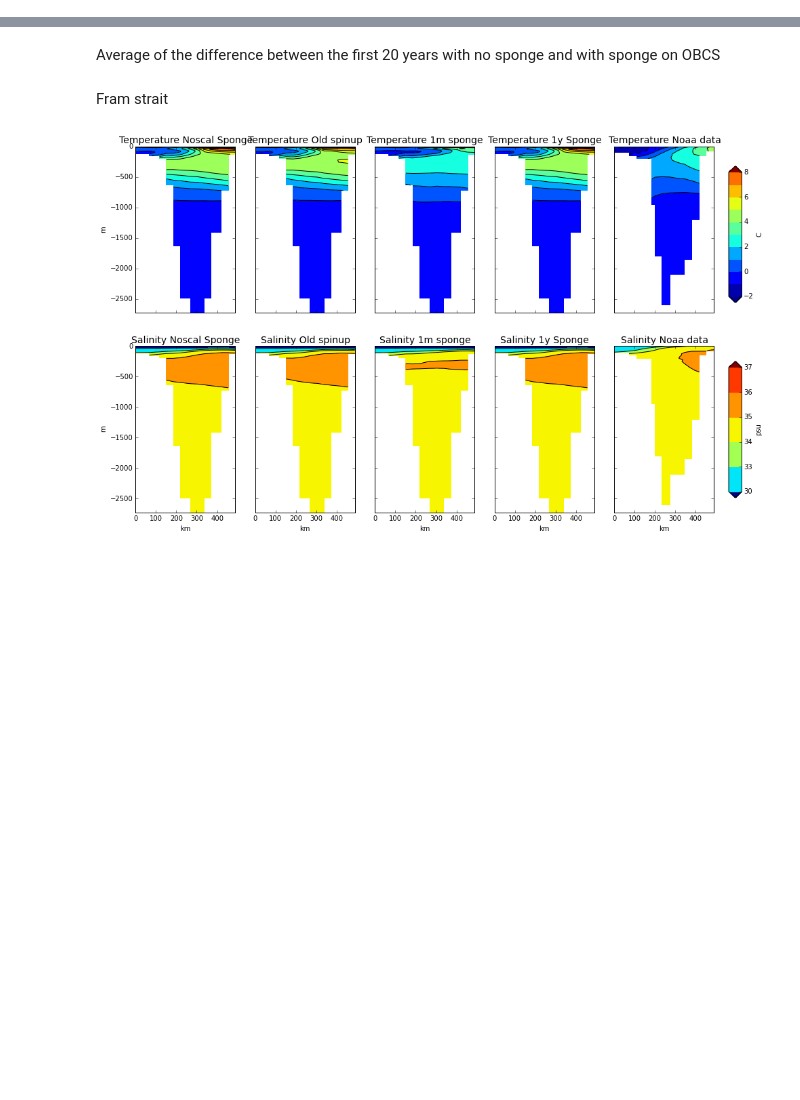
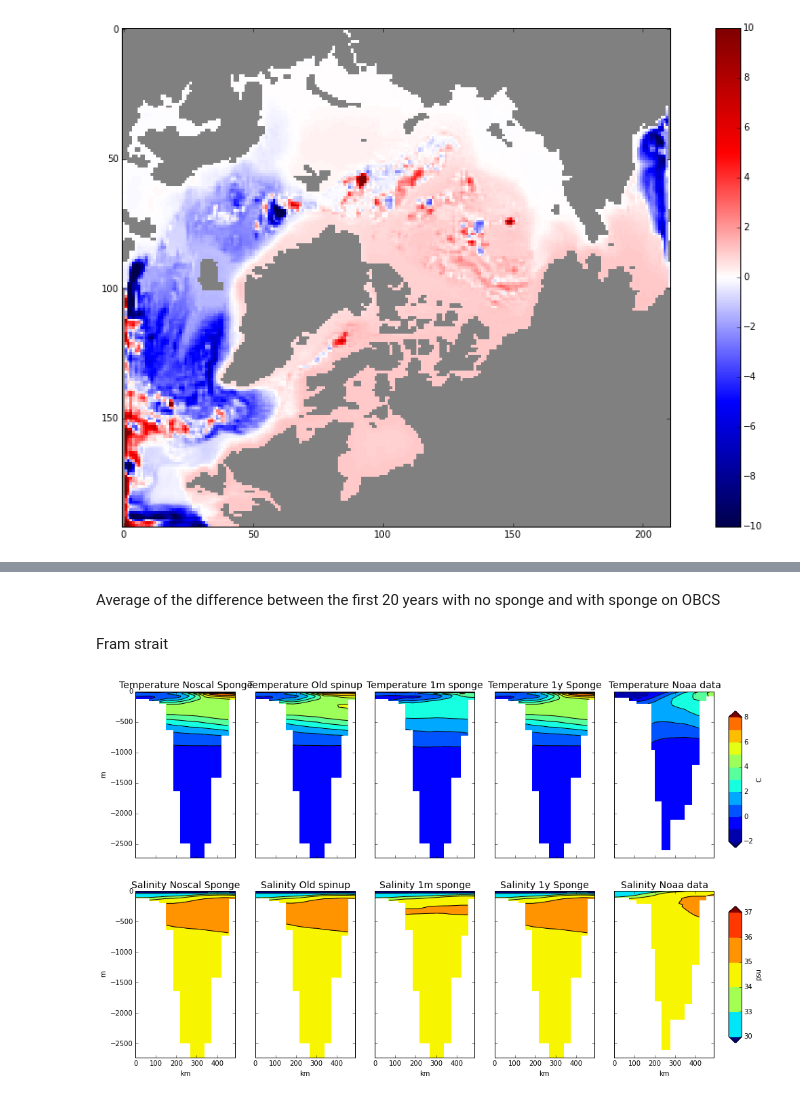
Before and after one commit to AlessandroMozzato/notebooks, a Jupyter notebook: obcs.ipynb, the cells around one changed output, grey strips where cells are left out. Cells and saved outputs as stored; diff of their text form; code cells hidden in the pictures; blank space fills up the shorter version.

```diff
--- a/obcs.ipynb
+++ b/obcs.ipynb
@@ -119,2 +116,4 @@ Average of the first 20 years with sponge on OBCS
 # %%
-#interact(np.nanmean(sponge.psi,axis=0),matplotlib.cm.seismic,-40,40,-40,40,time1=0,time2=100,z1=0,z2=50)
+interact(np.nanmean(nonscaled_obcs_sponge.psi,axis=0),matplotlib.cm.seismic,-40,40,-40,40,time1=0,time2=100,z1=0,z2=50)
+# %% [output]
+[figure, added]
```
Also changed, not shown: parts of 22 cells of this notebook, 1 other file.
